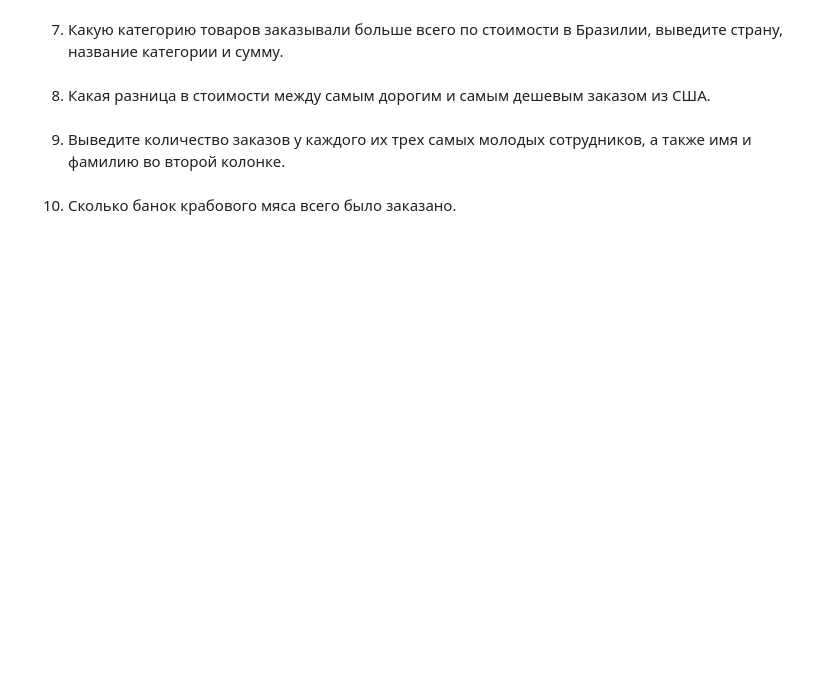
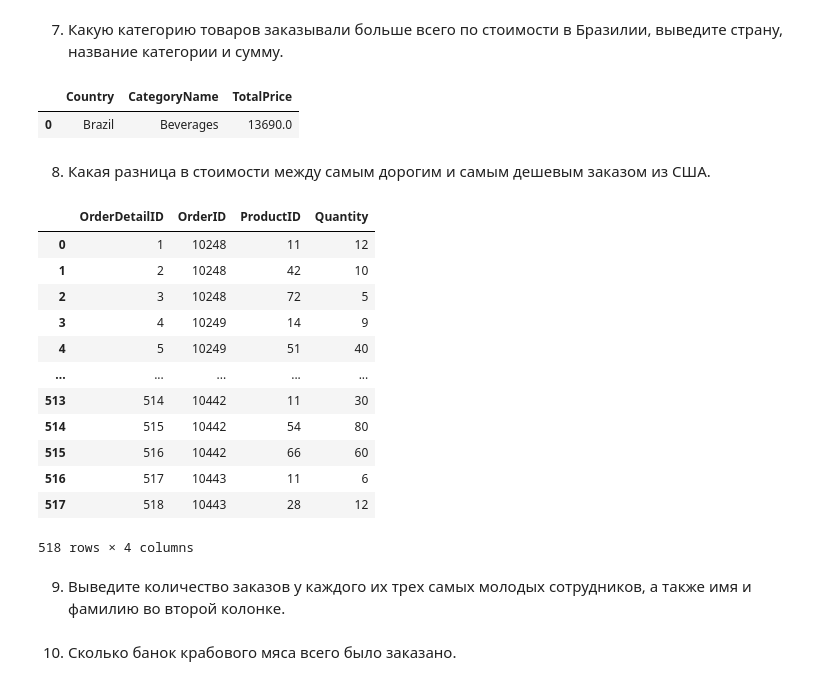
Before and after one commit to IvlevaAnna1/Hometasks, a Jupyter notebook: sql_1_HW_IvlevaAnna.ipynb, the cells around one changed output. Drawn from its saved outputs; the diff is of its cells as text; code cells hidden in the pictures; blank space fills up the shorter version.

```diff
--- a/sql_1_HW_IvlevaAnna.ipynb
+++ b/sql_1_HW_IvlevaAnna.ipynb
@@ -200,12 +208,45 @@ pd.read_sql(
+# %%
+pd.read_sql(
+    '''
+    SELECT cust.Country, cat.CategoryName, sum(od.Quantity*Price) TotalPrice
+    FROM Orders o, Customers cust, OrderDetails od, Products p, Categories cat
+    WHERE o.CustomerID = cust.CustomerID
+          AND cust.Country = 'Brazil'
+          AND o.OrderID = od.OrderID
+          AND od.ProductID = p.ProductID
+          AND p.CategoryID = cat.CategoryID
+    GROUP BY p.CategoryID
+    ORDER BY sum(od.Quantity*Price) DESC
+    LIMIT 1
+    ''',
+    con,
+)
+# %% [output]
+|  | Country | CategoryName | TotalPrice |
+| 0 | Brazil | Beverages | 13690.0 |
 # %% [markdown]
 8. Какая разница в стоимости между самым дорогим и самым дешевым заказом из США.
 # %%
 pd.read_sql(
     '''
-    SELECT * FROM Categories
+    SELECT * FROM OrderDetails
     ''',
     con,
 )
+# %% [output]
+|  | OrderDetailID | OrderID | ProductID | Quantity |
+| 0 | 1 | 10248 | 11 | 12 |
+| 1 | 2 | 10248 | 42 | 10 |
+| 2 | 3 | 10248 | 72 | 5 |
+| 3 | 4 | 10249 | 14 | 9 |
+| 4 | 5 | 10249 | 51 | 40 |
+| ... | ... | ... | ... | ... |
+| 513 | 514 | 10442 | 11 | 30 |
+| 514 | 515 | 10442 | 54 | 80 |
+| 515 | 516 | 10442 | 66 | 60 |
+| 516 | 517 | 10443 | 11 | 6 |
+| 517 | 518 | 10443 | 28 | 12 |
+518 rows × 4 columns
 # %% [markdown]
 9. Выведите количество заказов у каждого их трех самых молодых сотрудников, а также имя и фамилию во второй колонке.
 # %%
```
Also changed, not shown: parts of 4 cells of this notebook.
